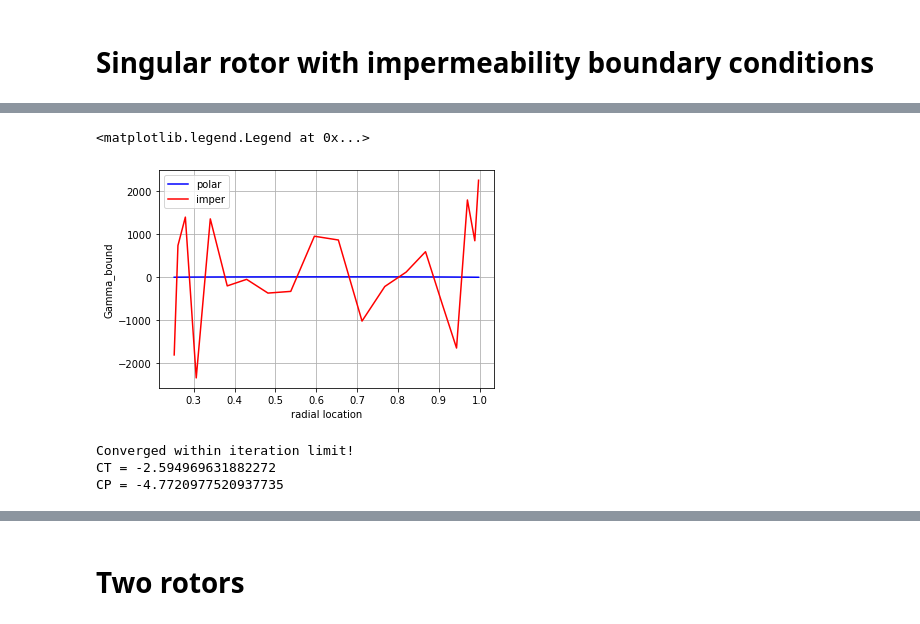
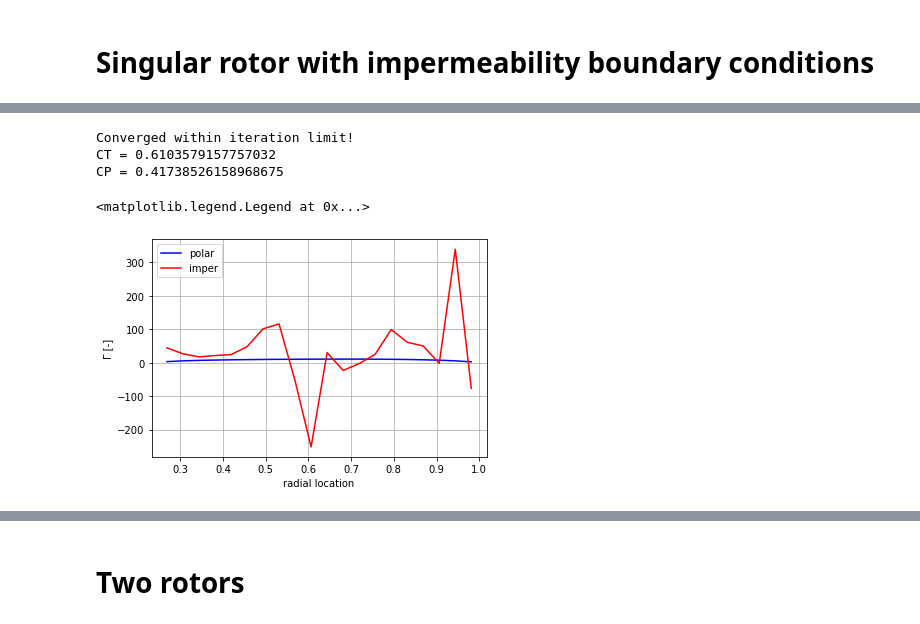
Before and after one commit to olafnekeman/rotor_wake_aerodynamics, a Jupyter notebook: Assignment2/propeller_case.ipynb, the cells around one changed output, grey strips where cells are left out. Drawn from its saved outputs; the diff is of its cells as text; code cells hidden in the pictures.

```diff
--- a/Assignment2/propeller_case.ipynb
+++ b/Assignment2/propeller_case.ipynb
@@ -65,7 +65,7 @@ if airfoil=='ARA_polar.txt':
 chord_vec = np.array(chord)  #chord values at above locations in m
 twist_vec = np.array(twist) #twist values at above locations in degrees
 
-spacing = 'cosine'  #spacing method to use, choose from 'cosine' or 'uniform'
+spacing = 'uniform'  #spacing method to use, choose from 'cosine' or 'uniform'
 
 #intialize the class
 L = lifting_line_model_singular(R, N_blades, mu_start, mu_end, mu_vec, chord_vec, twist_vec, U_0, TSR, N_blade_sec, N_wake_sec_rot, N_rot, a_w, airfoil, spacing = spacing)
@@ -159,20 +302,20 @@ L.solve_system_imper()
+# %%
+L.TSR = TSR
+L.commit_parameters()
+L.solve_system()
+L.solve_system_imper()
+# %% [output]
+Converged within iteration limit!
+CT = 0.6103579157757032
+CP = 0.41738526158968675
 # %%
 plt.figure()
-plt.plot(L.blades[0].R_cent/R,L.blades[0].gamma_bound, 'b', label ='polar')
-plt.plot(L.blades[0].R_cent/R,L.blades[0].gamma_bound_imper, 'r', label ='imper')
+plt.plot(L.blades[0].R_cent/R,L.blades[0].gamma_bound,'b', label ='polar')
+plt.plot(L.blades[0].R_cent/R,L.blades[0].gamma_bound_imper,'r', label = 'imper')
 plt.grid(True)
 plt.xlabel('radial location')
-plt.ylabel('Gamma_bound')
+plt.ylabel('\u0393 [-]')
 plt.legend()
 # %% [output]
 <matplotlib.legend.Legend at 0x...>
-[figure, old version]
+[figure, new version]
-# %%
-L.TSR = 6
-L.commit_parameters()
-L.solve_system()
-L.solve_system_imper()
-# %% [output]
-Converged within iteration limit!
-CT = -2.594969631882272
-CP = -4.7720977520937735
```
Also changed, not shown: parts of 20 cells of this notebook, 10 other files.
